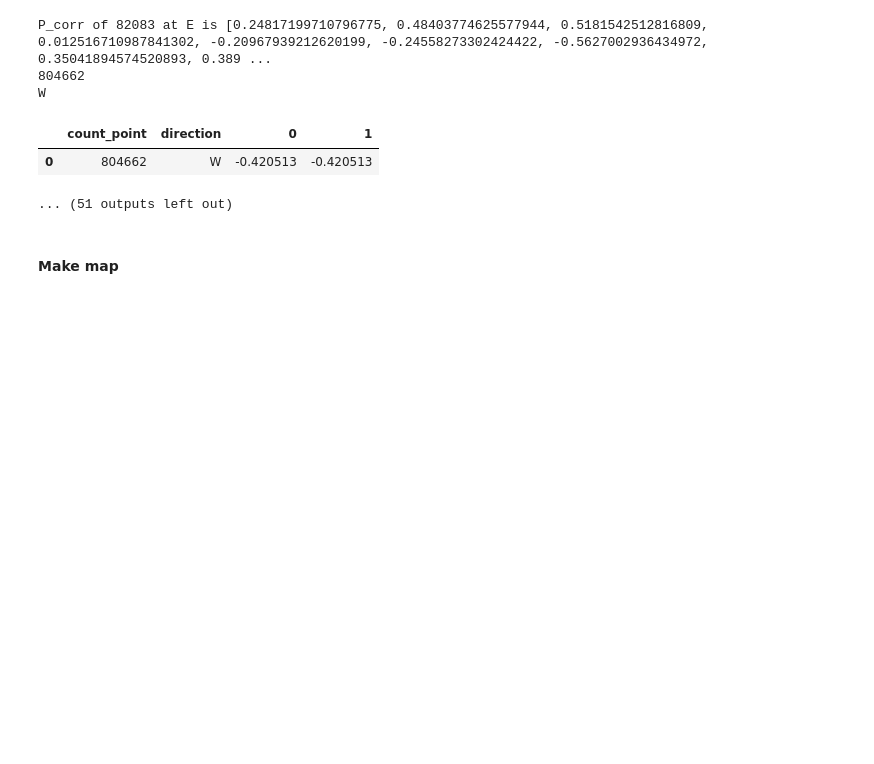
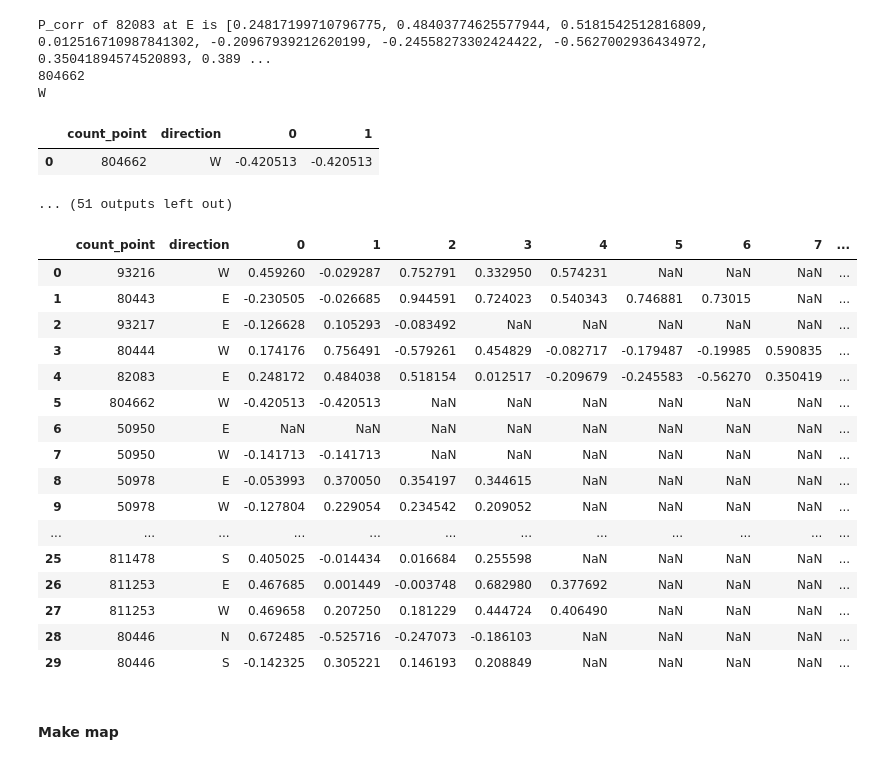
Before and after one commit to YueLi-0816/data_paper, a Jupyter notebook: Traffic_counts_read.ipynb, the cells around one changed output. Saved outputs shown, nothing was run; the diff lists cells and outputs as text; code cells hidden in the pictures; blank space fills up the shorter version.

Commit message:
manually select the count points and calculate corr

```diff
--- a/Traffic_counts_read.ipynb
+++ b/Traffic_counts_read.ipynb
@@ -6,7 +6,7 @@ from matplotlib.pyplot import figure
 import numpy as np
 from scipy.stats import pearsonr, spearmanr
 # %%
-pd.set_option('display.max_rows', 12)
+pd.set_option('display.max_rows', 36)
 # %% [markdown]
 ### Check the count points with data between 2019-2022
 # %%
@@ -362,6 +362,26 @@ W
 |  | count_point | direction | 0 | 1 |
 | 0 | 804662 | W | -0.420513 | -0.420513 |
 ... (51 outputs left out)
+# %%
+corr_df_all
+# %% [output]
+|  | count_point | direction | 0 | 1 | 2 | 3 | 4 | 5 | 6 | 7 | ... |
+| 0 | 93216 | W | 0.459260 | -0.029287 | 0.752791 | 0.332950 | 0.574231 | NaN | NaN | NaN | ... |
+| 1 | 80443 | E | -0.230505 | -0.026685 | 0.944591 | 0.724023 | 0.540343 | 0.746881 | 0.73015 | NaN | ... |
+| 2 | 93217 | E | -0.126628 | 0.105293 | -0.083492 | NaN | NaN | NaN | NaN | NaN | ... |
+| 3 | 80444 | W | 0.174176 | 0.756491 | -0.579261 | 0.454829 | -0.082717 | -0.179487 | -0.19985 | 0.590835 | ... |
+| 4 | 82083 | E | 0.248172 | 0.484038 | 0.518154 | 0.012517 | -0.209679 | -0.245583 | -0.56270 | 0.350419 | ... |
+| 5 | 804662 | W | -0.420513 | -0.420513 | NaN | NaN | NaN | NaN | NaN | NaN | ... |
+| 6 | 50950 | E | NaN | NaN | NaN | NaN | NaN | NaN | NaN | NaN | ... |
+| 7 | 50950 | W | -0.141713 | -0.141713 | NaN | NaN | NaN | NaN | NaN | NaN | ... |
+| 8 | 50978 | E | -0.053993 | 0.370050 | 0.354197 | 0.344615 | NaN | NaN | NaN | NaN | ... |
+| 9 | 50978 | W | -0.127804 | 0.229054 | 0.234542 | 0.209052 | NaN | NaN | NaN | NaN | ... |
+| ... | ... | ... | ... | ... | ... | ... | ... | ... | ... | ... | ... |
+| 25 | 811478 | S | 0.405025 | -0.014434 | 0.016684 | 0.255598 | NaN | NaN | NaN | NaN | ... |
+| 26 | 811253 | E | 0.467685 | 0.001449 | -0.003748 | 0.682980 | 0.377692 | NaN | NaN | NaN | ... |
+| 27 | 811253 | W | 0.469658 | 0.207250 | 0.181229 | 0.444724 | 0.406490 | NaN | NaN | NaN | ... |
+| 28 | 80446 | N | 0.672485 | -0.525716 | -0.247073 | -0.186103 | NaN | NaN | NaN | NaN | ... |
+| 29 | 80446 | S | -0.142325 | 0.305221 | 0.146193 | 0.208849 | NaN | NaN | NaN | NaN | ... |
 # %% [markdown]
 #### Make map
 # %%
```
Also changed, not shown: parts of 7 cells of this notebook.
